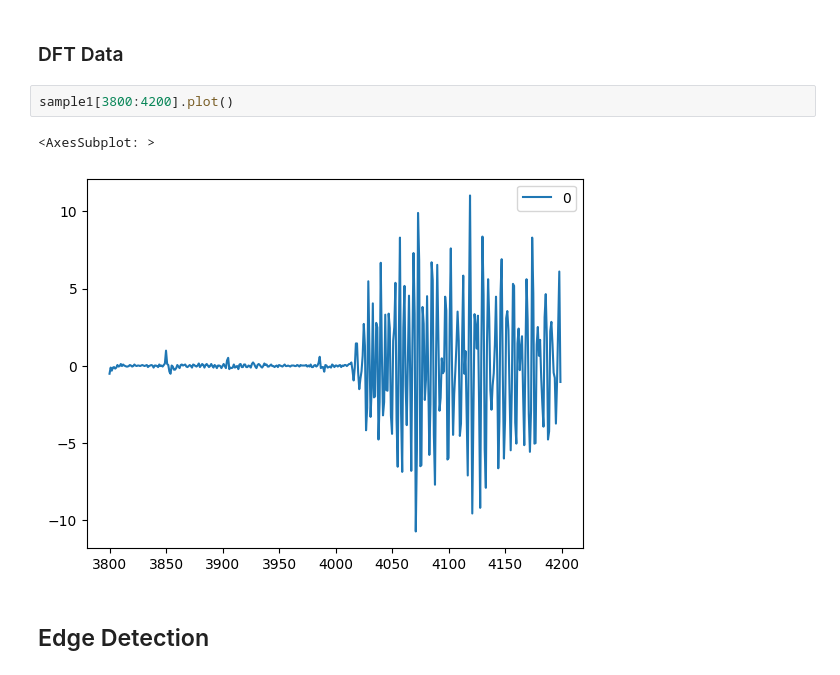
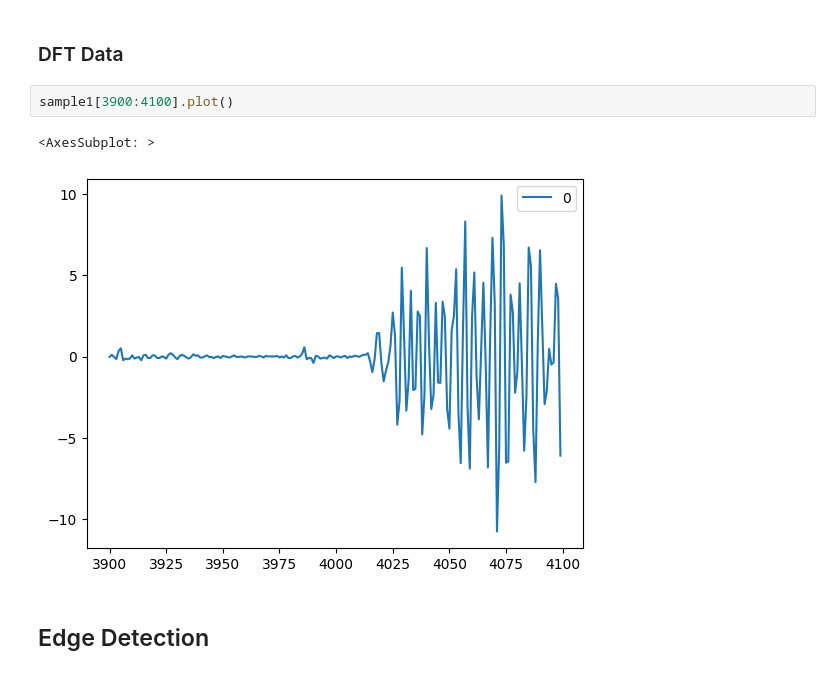
Before and after one commit to AdityaShelke29/robotics_club, a Jupyter notebook: sonar_work/edge_detection.ipynb, the cells around one changed output. Saved outputs shown, nothing was run; the diff lists cells and outputs as text.

```diff
--- a/sonar_work/edge_detection.ipynb
+++ b/sonar_work/edge_detection.ipynb
@@ -272,10 +281,10 @@ plt.plot(sampleNumberArray[0:3300], amplitudeArray[0:3300])
 # %% [markdown]
 ### DFT Data
 # %%
-sample1[3800:4200].plot()
+sample1[3900:4100].plot()
 # %% [output]
 <AxesSubplot: >
-[figure, old version]
+[figure, new version]
 # %% [markdown]
 ## Edge Detection
 # %%
```
Also changed, not shown: parts of 7 cells of this notebook.
